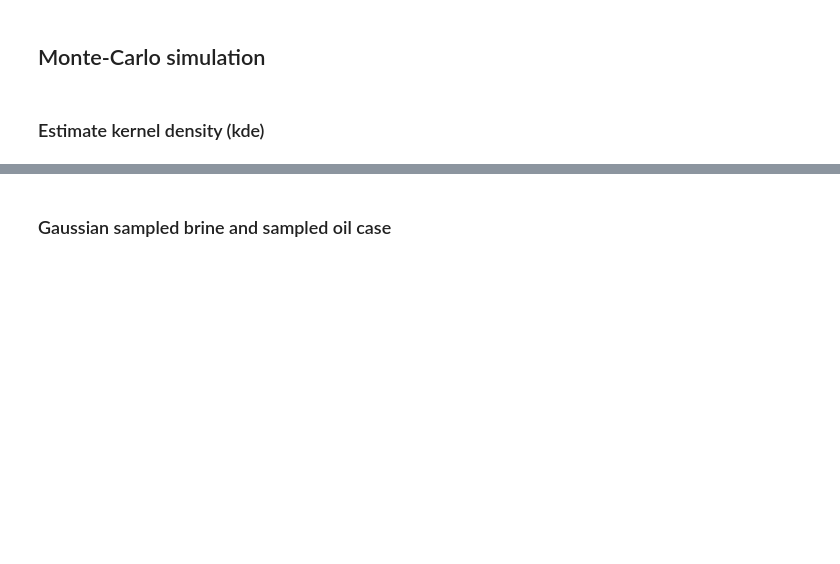
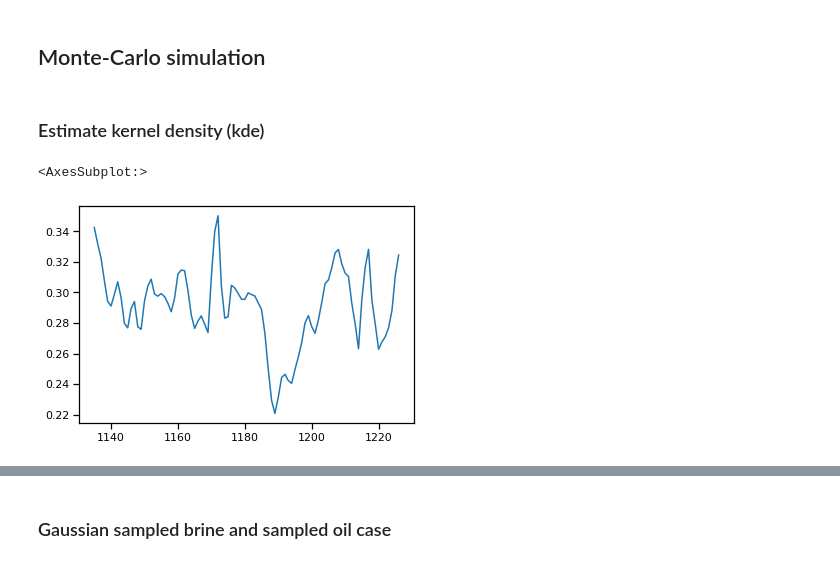
Before and after one commit to ABDunbar/Quantitative_Seismic_Interpretation, a Jupyter notebook: 2D-nonparametric-sampling.ipynb, the cells around one changed output, grey strips where cells are left out. Saved outputs shown, nothing was run; the diff lists cells and outputs as text; code cells hidden in the pictures; blank space fills up the shorter version.

```diff
--- a/2D-nonparametric-sampling.ipynb
+++ b/2D-nonparametric-sampling.ipynb
@@ -183,0 +210,7 @@ phiex5 = (2.65- rho5)/(2.65 - 1.05)
+# %%
+well2[well2.LABELS=='cemSand']['PHIE'].min(), well2[well2.LABELS=='cemSand']['PHIE'].max()
+well2[well2.LABELS=='sltSand2']['PHIE'].min(), well2[well2.LABELS=='sltSand2']['PHIE'].max()
+well2[well2.LABELS=='sltSand2']['PHIE'].plot()
+# %% [output]
+<AxesSubplot:>
+[figure, added]
```
Also changed, not shown: parts of 17 cells of this notebook, 4 other files.
